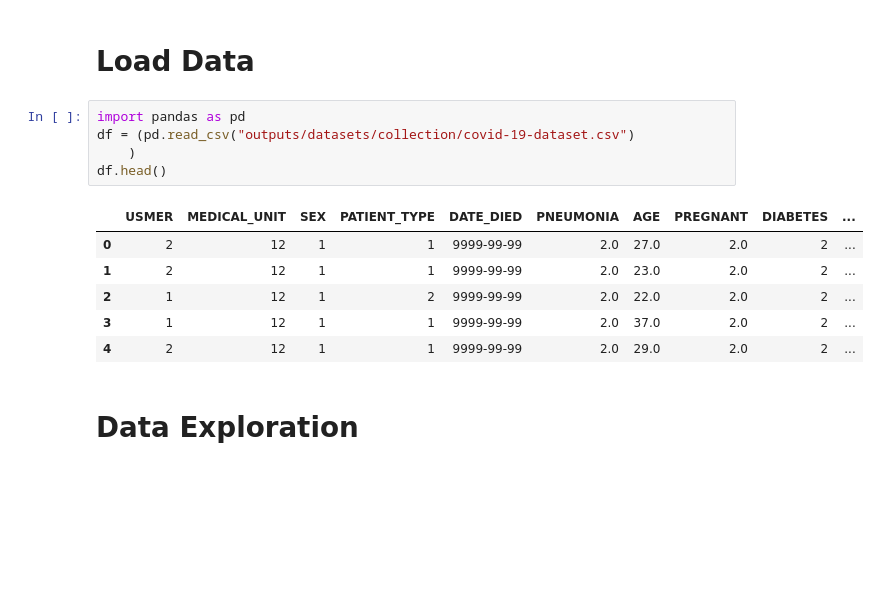
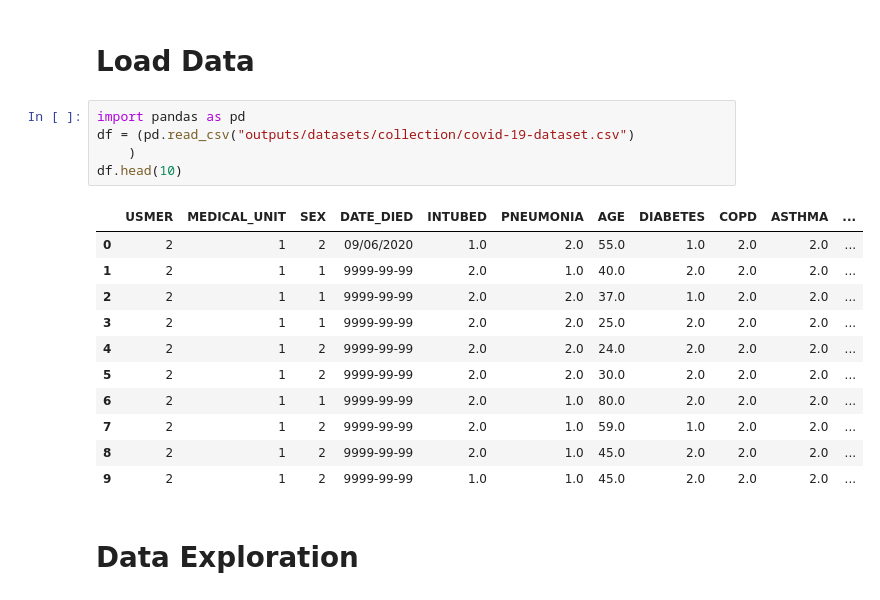
Before and after one commit to cniblock/milestone-covid-19-study, a Jupyter notebook: jupyter_notebooks/02 - COVID-19 Study.ipynb, the cells around one changed output. Drawn from its saved outputs; the diff is of its cells as text; blank space fills up the shorter version.

Commit message:
removed patient_type, pregnant, renamed date_died

```diff
--- a/jupyter_notebooks/02 - COVID-19 Study.ipynb
+++ b/jupyter_notebooks/02 - COVID-19 Study.ipynb
@@ -56,15 +56,20 @@ current_dir
 # %%
 import pandas as pd
 df = (pd.read_csv("outputs/datasets/collection/covid-19-dataset.csv")
     )
-df.head()
+df.head(10)
 # %% [output]
-|  | USMER | MEDICAL_UNIT | SEX | PATIENT_TYPE | DATE_DIED | PNEUMONIA | AGE | PREGNANT | DIABETES | ... |
-| 0 | 2 | 12 | 1 | 1 | 9999-99-99 | 2.0 | 27.0 | 2.0 | 2 | ... |
-| 1 | 2 | 12 | 1 | 1 | 9999-99-99 | 2.0 | 23.0 | 2.0 | 2 | ... |
-| 2 | 1 | 12 | 1 | 2 | 9999-99-99 | 2.0 | 22.0 | 2.0 | 2 | ... |
-| 3 | 1 | 12 | 1 | 1 | 9999-99-99 | 2.0 | 37.0 | 2.0 | 2 | ... |
-| 4 | 2 | 12 | 1 | 1 | 9999-99-99 | 2.0 | 29.0 | 2.0 | 2 | ... |
+|  | USMER | MEDICAL_UNIT | SEX | DATE_DIED | INTUBED | PNEUMONIA | AGE | DIABETES | COPD | ASTHMA | ... |
+| 0 | 2 | 1 | 2 | 09/06/2020 | 1.0 | 2.0 | 55.0 | 1.0 | 2.0 | 2.0 | ... |
+| 1 | 2 | 1 | 1 | 9999-99-99 | 2.0 | 1.0 | 40.0 | 2.0 | 2.0 | 2.0 | ... |
+| 2 | 2 | 1 | 1 | 9999-99-99 | 2.0 | 2.0 | 37.0 | 1.0 | 2.0 | 2.0 | ... |
+| 3 | 2 | 1 | 1 | 9999-99-99 | 2.0 | 2.0 | 25.0 | 2.0 | 2.0 | 2.0 | ... |
+| 4 | 2 | 1 | 2 | 9999-99-99 | 2.0 | 2.0 | 24.0 | 2.0 | 2.0 | 2.0 | ... |
+| 5 | 2 | 1 | 2 | 9999-99-99 | 2.0 | 2.0 | 30.0 | 2.0 | 2.0 | 2.0 | ... |
+| 6 | 2 | 1 | 1 | 9999-99-99 | 2.0 | 1.0 | 80.0 | 2.0 | 2.0 | 2.0 | ... |
+| 7 | 2 | 1 | 2 | 9999-99-99 | 2.0 | 1.0 | 59.0 | 1.0 | 2.0 | 2.0 | ... |
+| 8 | 2 | 1 | 2 | 9999-99-99 | 2.0 | 1.0 | 45.0 | 2.0 | 2.0 | 2.0 | ... |
+| 9 | 2 | 1 | 2 | 9999-99-99 | 1.0 | 1.0 | 45.0 | 2.0 | 2.0 | 2.0 | ... |
 # %% [markdown]
 # Data Exploration
 # %% [markdown]
```
Also changed, not shown: parts of 10 cells of this notebook, 3 other files.
